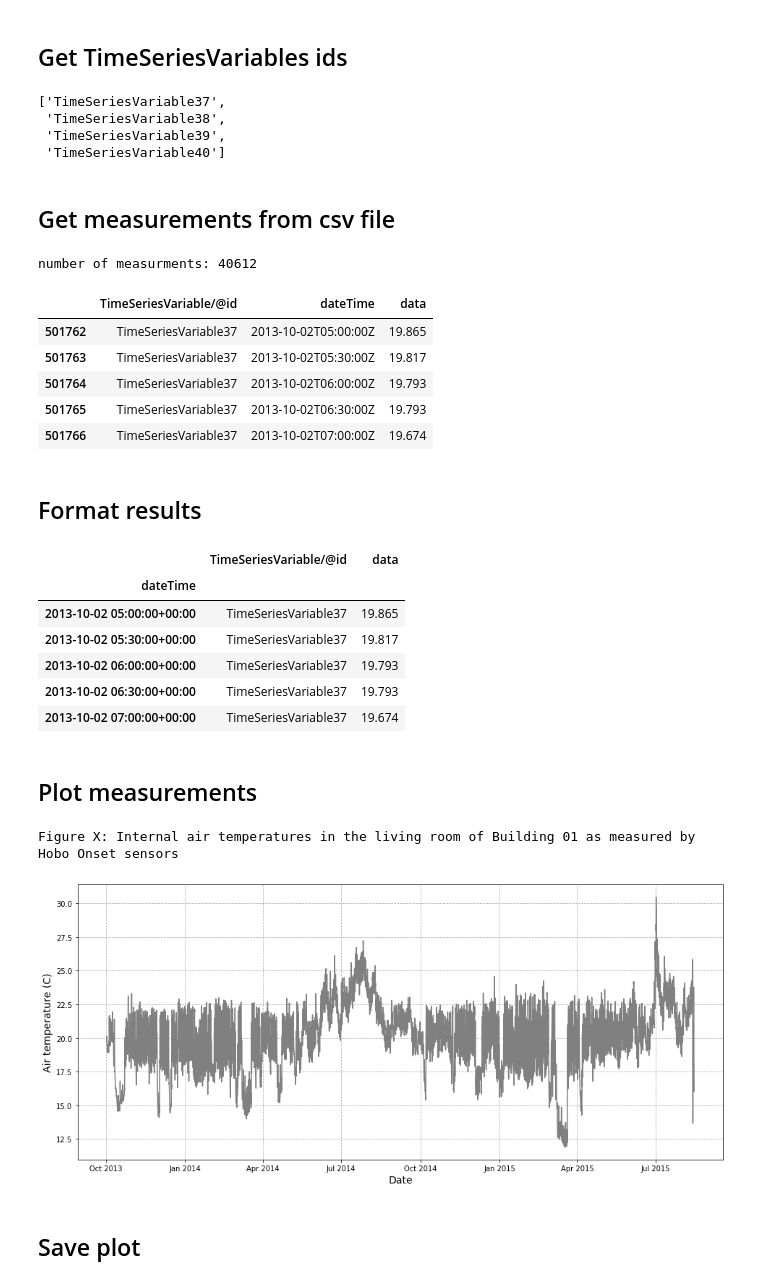
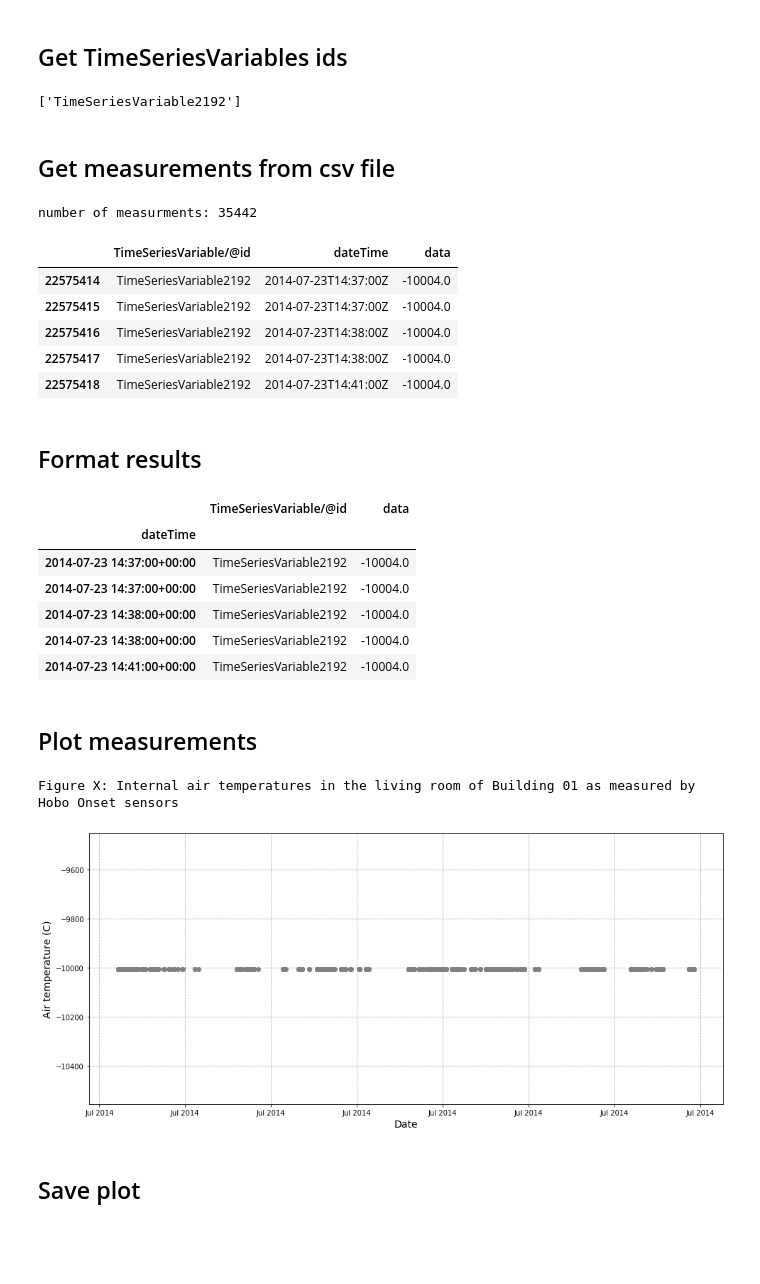
Before and after one commit to building-energy/REFIT_Smart_Home_dataset, a Jupyter notebook: how_to_plot_living_room_temperature_in_Building_1.ipynb, the cells around one changed output. Saved outputs shown, nothing was run; the diff lists cells and outputs as text; code cells hidden in the pictures; blank space fills up the shorter version.

```diff
--- a/how_to_plot_living_room_temperature_in_Building_1.ipynb
+++ b/how_to_plot_living_room_temperature_in_Building_1.ipynb
@@ -56,6 +56,6 @@ lr
 # %% [markdown]
 ## Get TimeSeriesVariables which measured air temperature
 # %%
-tsvs=lr.xpath('./a:Sensor/a:TimeSeriesVariable[@variableType="Air temperature"]',namespaces=NS)
+tsvs=lr.xpath('./a:Sensor/a:TimeSeriesVariable[@variableType="Motion"]',namespaces=NS)
 tsvs
 # %% [output]
@@ -69,10 +66,7 @@ tsvs
 tsv_ids=[tsv.get('id') for tsv in tsvs]
 tsv_ids
 # %% [output]
-['TimeSeriesVariable37',
- 'TimeSeriesVariable38',
- 'TimeSeriesVariable39',
- 'TimeSeriesVariable40']
+['TimeSeriesVariable2192']
 # %% [markdown]
 ## Get measurements from csv file
 # %%
@@ -80,13 +74,13 @@ result=df[df['TimeSeriesVariable/@id'].isin(tsv_ids)].copy()
 print('number of measurments:',len(result))
 result.head()
 # %% [output]
-number of measurments: 40612
+number of measurments: 35442
 |  | TimeSeriesVariable/@id | dateTime | data |
-| 501762 | TimeSeriesVariable37 | 2013-10-02T05:00:00Z | 19.865 |
-| 501763 | TimeSeriesVariable37 | 2013-10-02T05:30:00Z | 19.817 |
-| 501764 | TimeSeriesVariable37 | 2013-10-02T06:00:00Z | 19.793 |
-| 501765 | TimeSeriesVariable37 | 2013-10-02T06:30:00Z | 19.793 |
-| 501766 | TimeSeriesVariable37 | 2013-10-02T07:00:00Z | 19.674 |
+| 22575414 | TimeSeriesVariable2192 | 2014-07-23T14:37:00Z | -10004.0 |
+| 22575415 | TimeSeriesVariable2192 | 2014-07-23T14:37:00Z | -10004.0 |
+| 22575416 | TimeSeriesVariable2192 | 2014-07-23T14:38:00Z | -10004.0 |
+| 22575417 | TimeSeriesVariable2192 | 2014-07-23T14:38:00Z | -10004.0 |
+| 22575418 | TimeSeriesVariable2192 | 2014-07-23T14:41:00Z | -10004.0 |
 # %% [markdown]
 ## Format results
 # %%
@@ -97,26 +91,26 @@ result2.head()
 # %% [output]
 |  | TimeSeriesVariable/@id | data |
 | dateTime |  |  |
-| 2013-10-02 05:00:00+00:00 | TimeSeriesVariable37 | 19.865 |
-| 2013-10-02 05:30:00+00:00 | TimeSeriesVariable37 | 19.817 |
-| 2013-10-02 06:00:00+00:00 | TimeSeriesVariable37 | 19.793 |
-| 2013-10-02 06:30:00+00:00 | TimeSeriesVariable37 | 19.793 |
-| 2013-10-02 07:00:00+00:00 | TimeSeriesVariable37 | 19.674 |
+| 2014-07-23 14:37:00+00:00 | TimeSeriesVariable2192 | -10004.0 |
+| 2014-07-23 14:37:00+00:00 | TimeSeriesVariable2192 | -10004.0 |
+| 2014-07-23 14:38:00+00:00 | TimeSeriesVariable2192 | -10004.0 |
+| 2014-07-23 14:38:00+00:00 | TimeSeriesVariable2192 | -10004.0 |
+| 2014-07-23 14:41:00+00:00 | TimeSeriesVariable2192 | -10004.0 |
 # %% [markdown]
 ## Plot measurements
 # %%
 %matplotlib inline
 fig, ax = plt.subplots(figsize=(16, 7))
-ax.plot(result2['data'],color='grey')
+ax.plot(result2['data'][0:1000],'o',color='grey')
 myFmt = mdates.DateFormatter('%b %Y')
 ax.xaxis.set_major_formatter(myFmt)
 ax.grid(linestyle='--')
 ax.set_xlabel('Date',fontsize=14)
 ax.set_ylabel('Air temperature (C)',fontsize=14)
 print('Figure X: Internal air temperatures in the living room of Building 01 as measured by Hobo Onset sensors')
 # %% [output]
 Figure X: Internal air temperatures in the living room of Building 01 as measured by Hobo Onset sensors
-[figure, old version]
+[figure, new version]
 # %% [markdown]
 ## Save plot
 # %%
```
Also changed, not shown: parts of 1 cell of this notebook.
